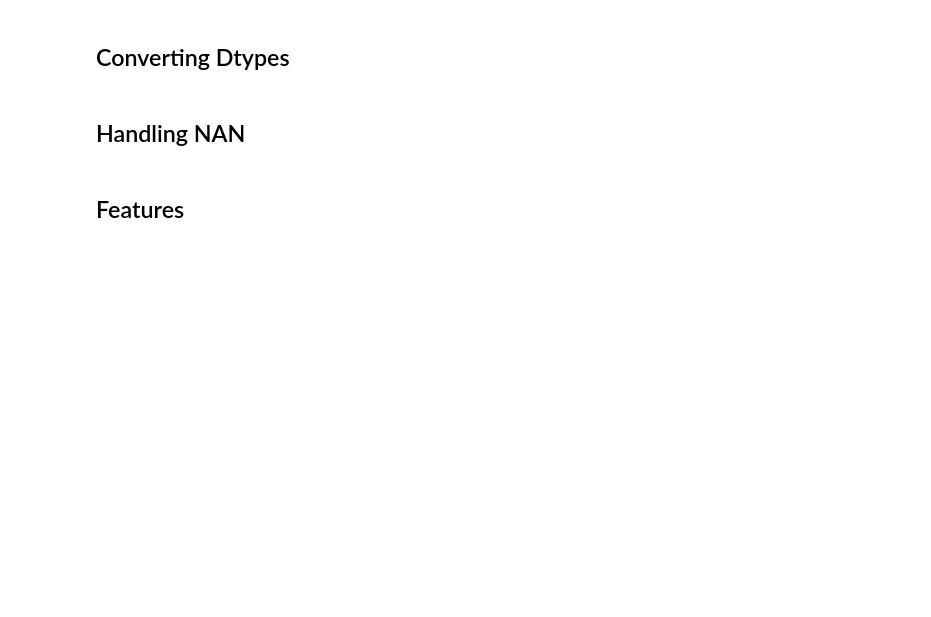
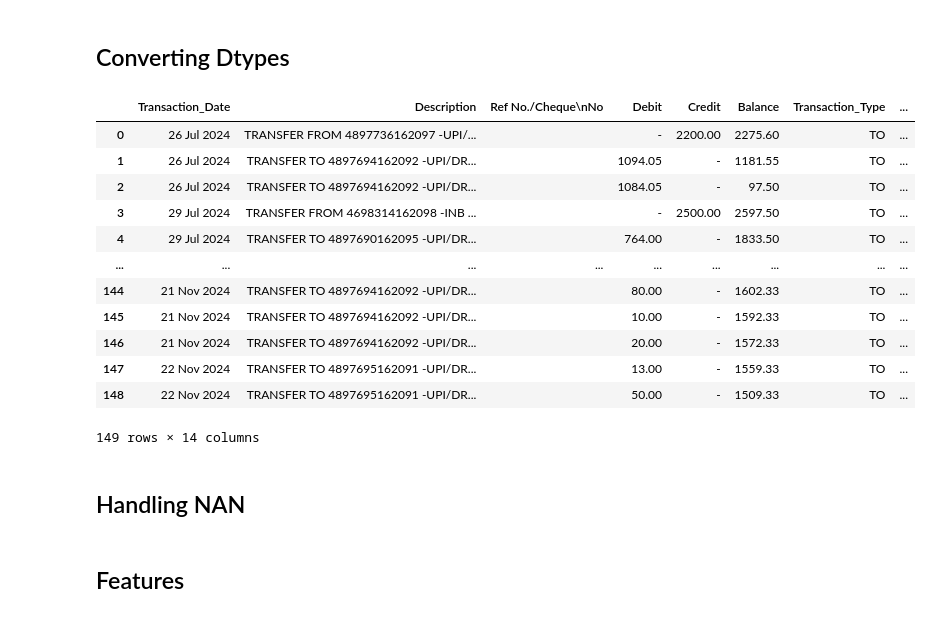
Before and after one commit to hetsavla24/SpendWise, a Jupyter notebook: WorkFlow_SpendWise.ipynb, the cells around one changed output. Saved outputs shown, nothing was run; the diff lists cells and outputs as text; code cells hidden in the pictures; blank space fills up the shorter version.

```diff
--- a/WorkFlow_SpendWise.ipynb
+++ b/WorkFlow_SpendWise.ipynb
@@ -62,8 +62,8 @@ Merge ALL CSV'S
 PATHS
 --
 # %%
-pdf_path=""
-Processed_output_path=""
+pdf_path="pratham2.pdf"
+Processed_output_path="Merge_Proccessed_Pratham.csv"
 # %% [markdown]
 Segregate Columns with Mode/Name/ID/Note
 --
@@ -125,21 +137,24 @@ Csv-Organized
 --
 # %%
 df=pdf_to_csv(pdf_path)
-
 df = df.replace('\n', '', regex=True)
 
 df = df.rename(columns={
-    'Txn Date': 'Transaction Date',
+    'Txn Date': 'Transaction_Date',
+    # 'Date': 'Transaction_Date',
+
     'Value\nDate': 'Value Date',
     'Description': 'Description',
+    # 'Details': 'Description',
+
     'Ref No./Cheque\nNo.': 'Reference No./Cheque No.',
     'Debit': 'Debit',
     'Credit': 'Credit',
     'Balance': 'Balance'
 })
+
 df=df.drop(columns=['Value Date'])
 df_extracted = df['Description'].apply(extract_details)
 
 df = pd.concat([df, df_extracted], axis=1)
-
-# df.to_csv(csv_path, index=False)
+df
@@ -147,22 +176,46 @@ df = pd.concat([df, df_extracted], axis=1)
 Converting Dtypes
 --
 # %%
-df['Transaction Date'] = df['Transaction Date'].str.replace(r'(\d{1,2})\s*([A-Za-z]{3})(\d{4})', r'\1 \2 \3', regex=True)
-df['Transaction Date'] = pd.to_datetime(df['Transaction Date'], format='%d %b %Y', dayfirst=True)
+df['Transaction_Date'] = df['Transaction_Date'].astype(str)
+
+# Fix spacing issue in "27 Mar2023" format
+df['Transaction_Date'] = df['Transaction_Date'].str.replace(
+    r'(\d{1,2})\s*([A-Za-z]{3})(\d{4})', r'\1 \2 \3', regex=True
+)
+
+# Convert to datetime, handling mixed formats
+df['Transaction_Date'] = pd.to_datetime(df['Transaction_Date'], format='mixed', dayfirst=True)
+
 
 df['Debit'] = pd.to_numeric(df['Debit'].replace({',': '', 'nan': None, ' ': ''}, regex=True), errors='coerce')
 df['Credit'] = pd.to_numeric(df['Credit'].replace({',': '', 'nan': None, ' ': ''}, regex=True), errors='coerce')
 df['Balance'] = pd.to_numeric(df['Balance'].replace({',': '', 'nan': None, ' ': ''}, regex=True), errors='coerce')
 
-categorical_cols = ['Transaction_Type', 'Transaction_Mode', 'DR/CR Indicator',
-                    'Recipient_Name', 'Bank', 'Upi_Id', 'Note']
+categorical_cols = ['Transaction_Type', 'Transaction_Mode', 'DR/CR_Indicator',
+                    'Recipient_Name', 'Bank', 'UPI_ID', 'Note']
 
 for col in categorical_cols:
     df[col] = df[col].astype('category')
 
 
 df['Reference No./Cheque No.'] = df['Reference No./Cheque No.'].astype(str)
-df['Transaction ID'] = df['Transaction ID'].astype(str)
+df['Transaction_ID'] = df['Transaction_ID'].astype(str)
+# %%
+df
+# %% [output]
+|  | Transaction_Date | Description | Ref No./Cheque\nNo | Debit | Credit | Balance | Transaction_Type | ... |
+| 0 | 26 Jul 2024 | TRANSFER FROM 4897736162097 -UPI/... |  | - | 2200.00 | 2275.60 | TO | ... |
+| 1 | 26 Jul 2024 | TRANSFER TO 4897694162092 -UPI/DR... |  | 1094.05 | - | 1181.55 | TO | ... |
+| 2 | 26 Jul 2024 | TRANSFER TO 4897694162092 -UPI/DR... |  | 1084.05 | - | 97.50 | TO | ... |
+| 3 | 29 Jul 2024 | TRANSFER FROM 4698314162098 -INB ... |  | - | 2500.00 | 2597.50 | TO | ... |
+| 4 | 29 Jul 2024 | TRANSFER TO 4897690162095 -UPI/DR... |  | 764.00 | - | 1833.50 | TO | ... |
+| ... | ... | ... | ... | ... | ... | ... | ... | ... |
+| 144 | 21 Nov 2024 | TRANSFER TO 4897694162092 -UPI/DR... |  | 80.00 | - | 1602.33 | TO | ... |
+| 145 | 21 Nov 2024 | TRANSFER TO 4897694162092 -UPI/DR... |  | 10.00 | - | 1592.33 | TO | ... |
+| 146 | 21 Nov 2024 | TRANSFER TO 4897694162092 -UPI/DR... |  | 20.00 | - | 1572.33 | TO | ... |
+| 147 | 22 Nov 2024 | TRANSFER TO 4897695162091 -UPI/DR... |  | 13.00 | - | 1559.33 | TO | ... |
+| 148 | 22 Nov 2024 | TRANSFER TO 4897695162091 -UPI/DR... |  | 50.00 | - | 1509.33 | TO | ... |
+149 rows × 14 columns
 # %% [markdown]
 Handling NAN
 --
```
Also changed, not shown: parts of 5 cells of this notebook, 8 other files.
